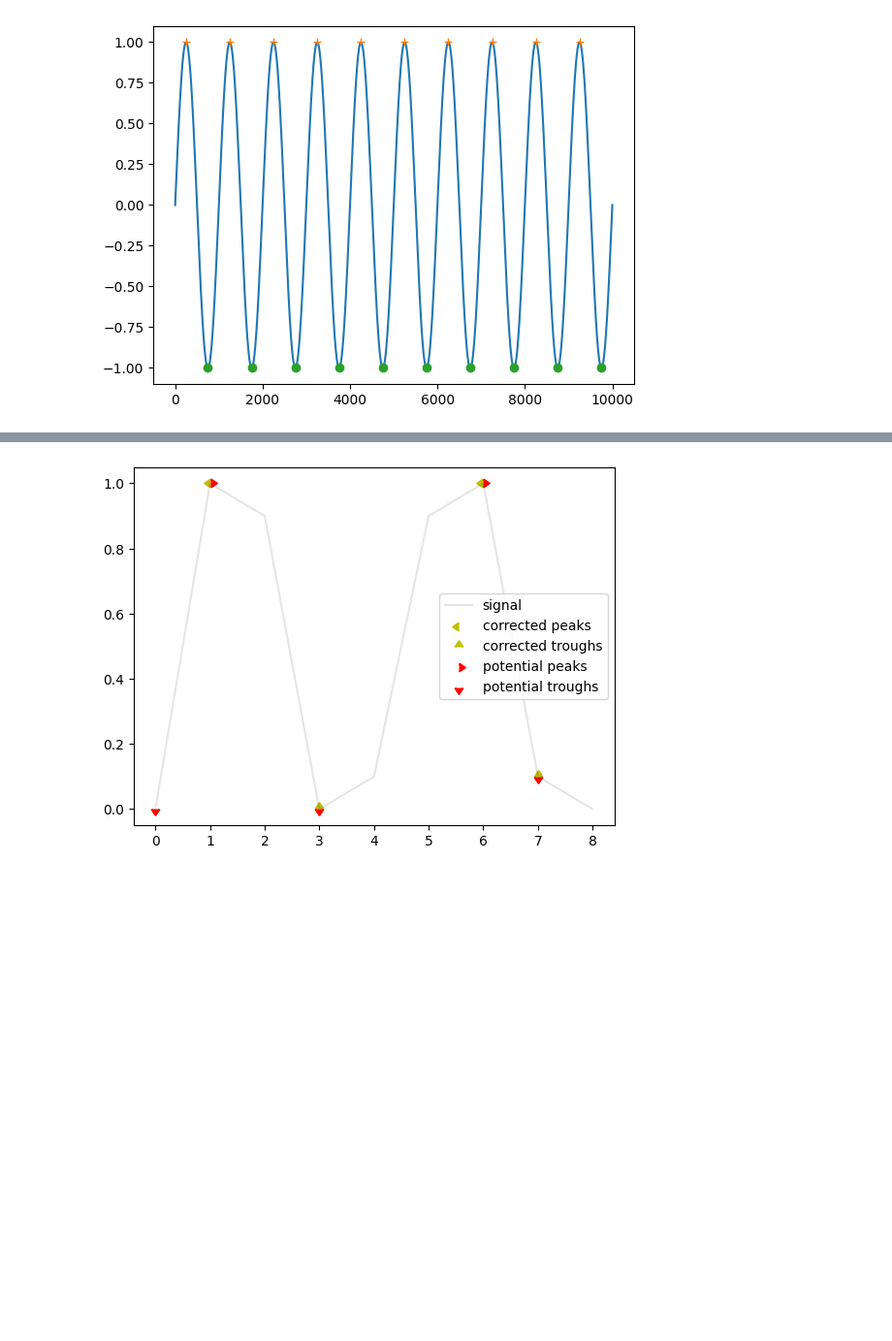
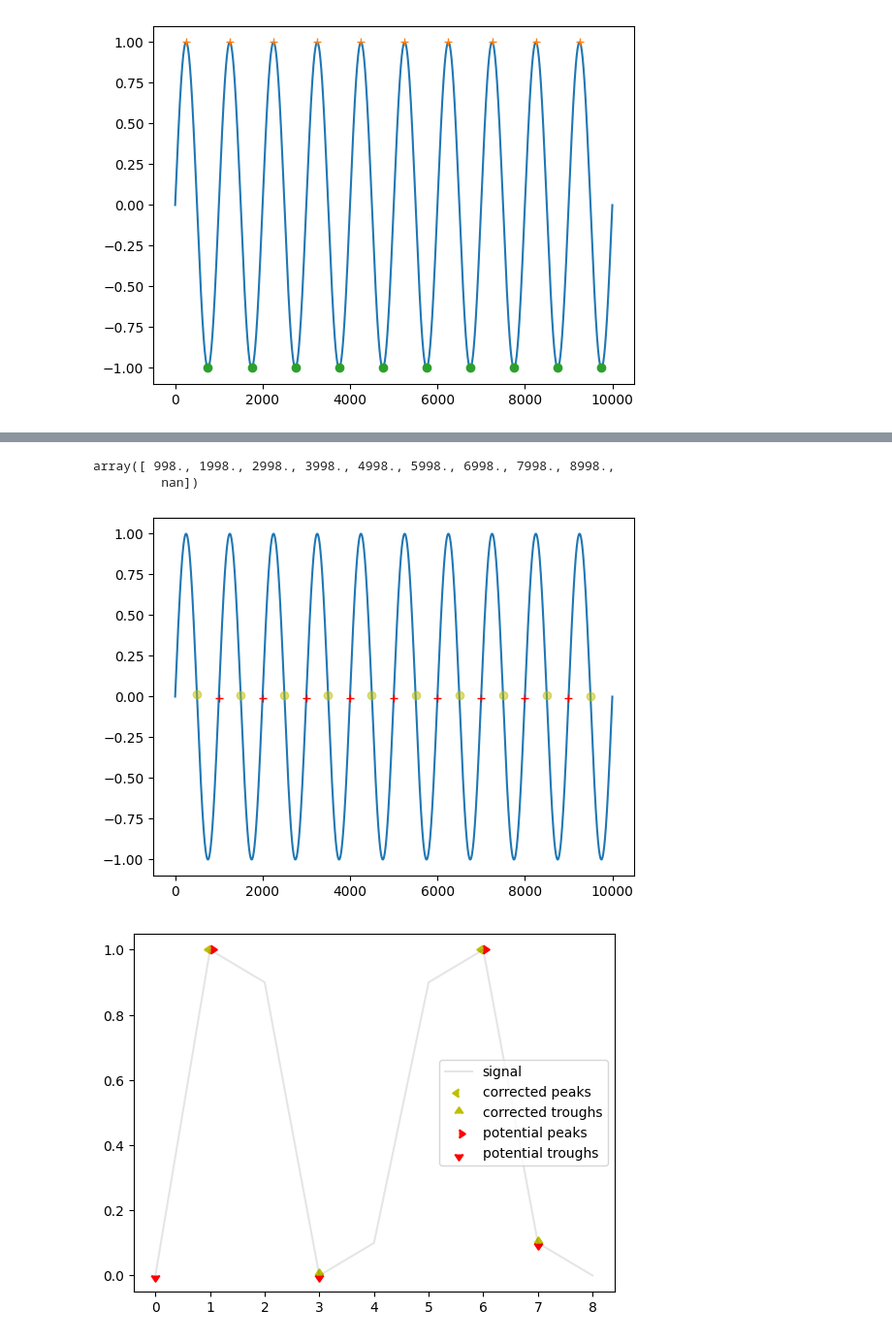
Before and after one commit to Rima-ag/breathmetrics-python, a Jupyter notebook: demo.ipynb, the cells around one changed output, grey strips where cells are left out. Shown at 97% size. Cells and saved outputs as stored; diff of their text form; code cells hidden in the pictures; blank space fills up the shorter version.

Commit message:
[on_off_det][feat] offset detection

```diff
--- a/demo.ipynb
+++ b/demo.ipynb
@@ -40,0 +33,3 @@ _ = plt.plot(exhale_onsets, y[exhale_onsets], 'yo', alpha = .5)
+# %%
+inhale_onsets, exhale_onsets, inhale_pause_onsets, exhale_pause_onsets = \
+    find_onsets(y, np.array(corrected_peaks), np.array(corrected_troughs))
@@ -41,3 +42,16 @@ _ = plt.plot(exhale_onsets, y[exhale_onsets], 'yo', alpha = .5)
+# %%
+inhale_offsets, exhale_offsets = find_offsets(y, inhale_onsets, exhale_onsets, inhale_pause_onsets, exhale_pause_onsets)
+# %%
+exhale_offsets
+# %% [output]
+array([ 998., 1998., 2998., 3998., 4998., 5998., 6998., 7998., 8998.,
+         nan])
+# %%
+_ = plt.plot(y)
+_ = plt.plot(inhale_offsets, y[inhale_offsets.astype(int)], 'yo', alpha = .5)
+_ = plt.plot(exhale_offsets[:-1], y[exhale_offsets[:-1].astype(int)], 'r+')
+# %% [output]
+[figure, added]
 # %%
 def plot_corrected_vs_potential(signal,
         potential_peaks, potential_troughs, \
```
Also changed, not shown: parts of 15 cells of this notebook, 2 other files.
